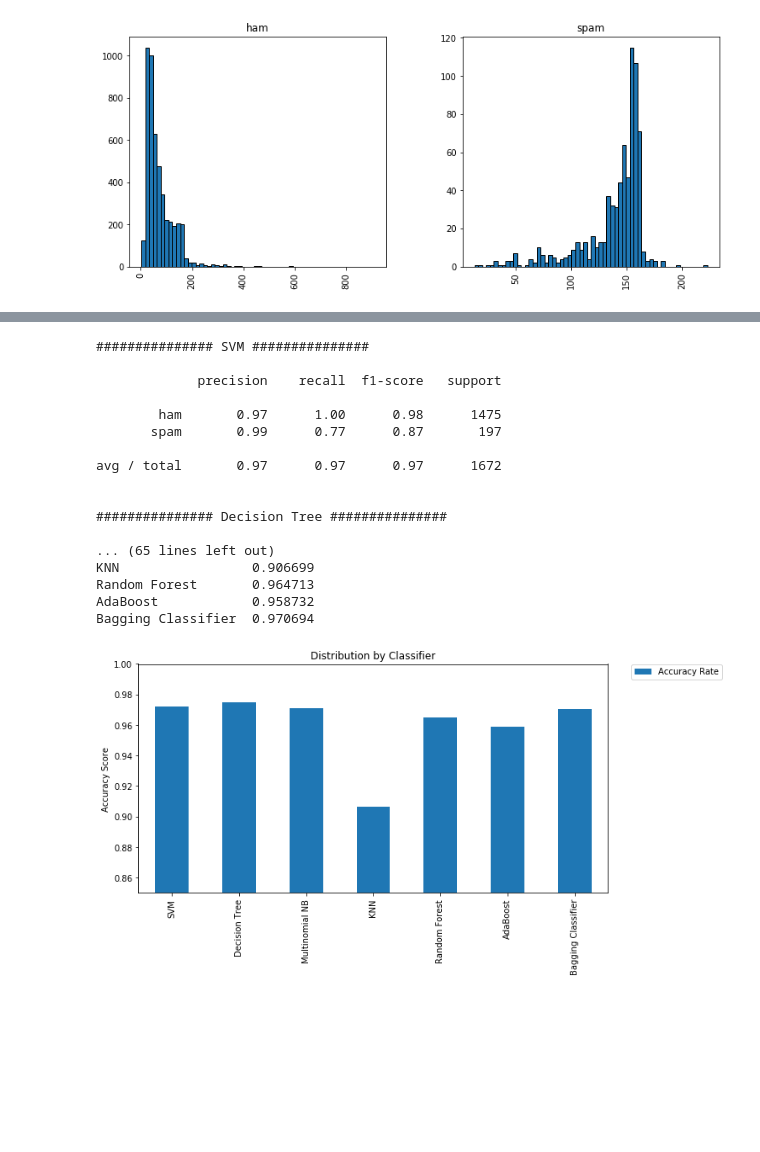
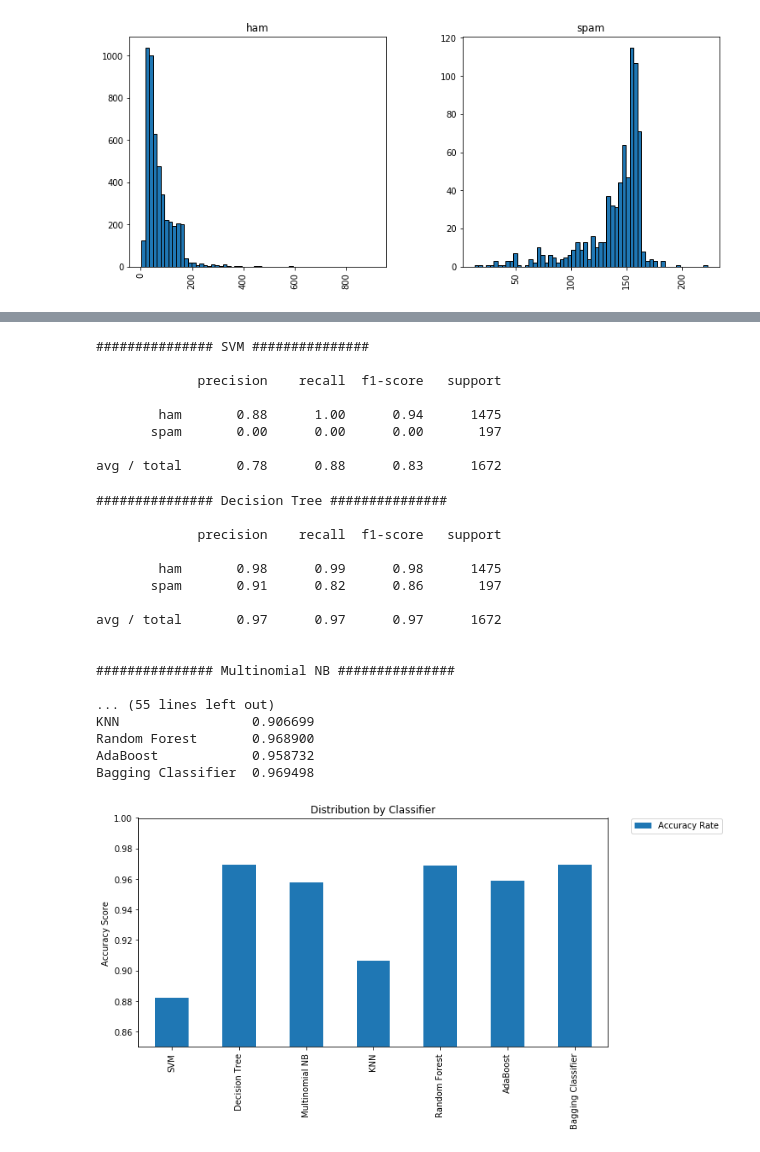
Before and after one commit to rohan8594/SMS-Spam-Detection, a Jupyter notebook: CSC 869 - Term Project.ipynb, the cells around one changed output, grey strips where cells are left out. Cells and saved outputs as stored; diff of their text form; code cells hidden in the pictures; blank space fills up the shorter version.

Commit message:
changed parameters of SVM and Multinomial NB

```diff
--- a/CSC 869 - Term Project.ipynb
+++ b/CSC 869 - Term Project.ipynb
@@ -250,9 +250,9 @@ def main():
     tfidf_vect = Tfidf_Vectorization(messages)
     X_train, X_test, y_train, y_test = TrainTestSplit(tfidf_vect, messages)
 
-    svm = SVC(kernel = 'sigmoid', gamma = 1.0)
+    svm = SVC()
     dtree = DecisionTreeClassifier()
-    mnb = MultinomialNB(alpha = 0.2)
+    mnb = MultinomialNB()
     knn = KNeighborsClassifier()
     rfc = RandomForestClassifier()
     ada_boost = AdaBoostClassifier()
@@ -277,46 +277,54 @@ def main():
         file.write('\nMisclassified Spam:\n\n')
         for msg in X_test2[y_test < pred[k]]:
             file.write(msg)
             file.write('\n')
         file.write('\nMisclassified Ham:\n\n')
         for msg in X_test2[y_test > pred[k]]:
             file.write(msg)
             file.write('\n')
     file.close()
 
     print('\n############### Accuracy Scores ###############')
     accuracy = pd.DataFrame.from_items(pred_scores, orient = 'index', columns = ['Accuracy Rate'])
     print('\n')
     print(accuracy)
     print('\n')
 
     #plot accuracy scores in a bar plot
     accuracy.plot(kind =  'bar', ylim=(0.85,1.0), figsize=(10,5))
     plt.ylabel('Accuracy Score')
     plt.title('Distribution by Classifier')
     plt.legend(bbox_to_anchor=(1.05, 1), loc=2, borderaxespad=0.)
 
 if __name__ == "__main__":
     main()
 # %% [output]
 ############### SVM ###############
 
              precision    recall  f1-score   support
 
-        ham       0.97      1.00      0.98      1475
-       spam       0.99      0.77      0.87       197
+        ham       0.88      1.00      0.94      1475
+       spam       0.00      0.00      0.00       197
 
-avg / total       0.97      0.97      0.97      1672
-
-
-############### Decision Tree ###############
-
-... (65 lines left out)
-KNN                 0.906699
-Random Forest       0.964713
-AdaBoost            0.958732
-Bagging Classifier  0.970694
+avg / total       0.78      0.88      0.83      1672
+############### Decision Tree ###############
+
+             precision    recall  f1-score   support
+
+        ham       0.98      0.99      0.98      1475
+       spam       0.91      0.82      0.86       197
+
+avg / total       0.97      0.97      0.97      1672
+
+
+############### Multinomial NB ###############
+
+... (55 lines left out)
+KNN                 0.906699
+Random Forest       0.968900
+AdaBoost            0.958732
+Bagging Classifier  0.969498
-[figure, old version]
+[figure, new version]
 # %%
 # Parameter tuning using grid search
 # %%
```
Also changed, not shown: parts of 1 cell of this notebook, 3 other files.
